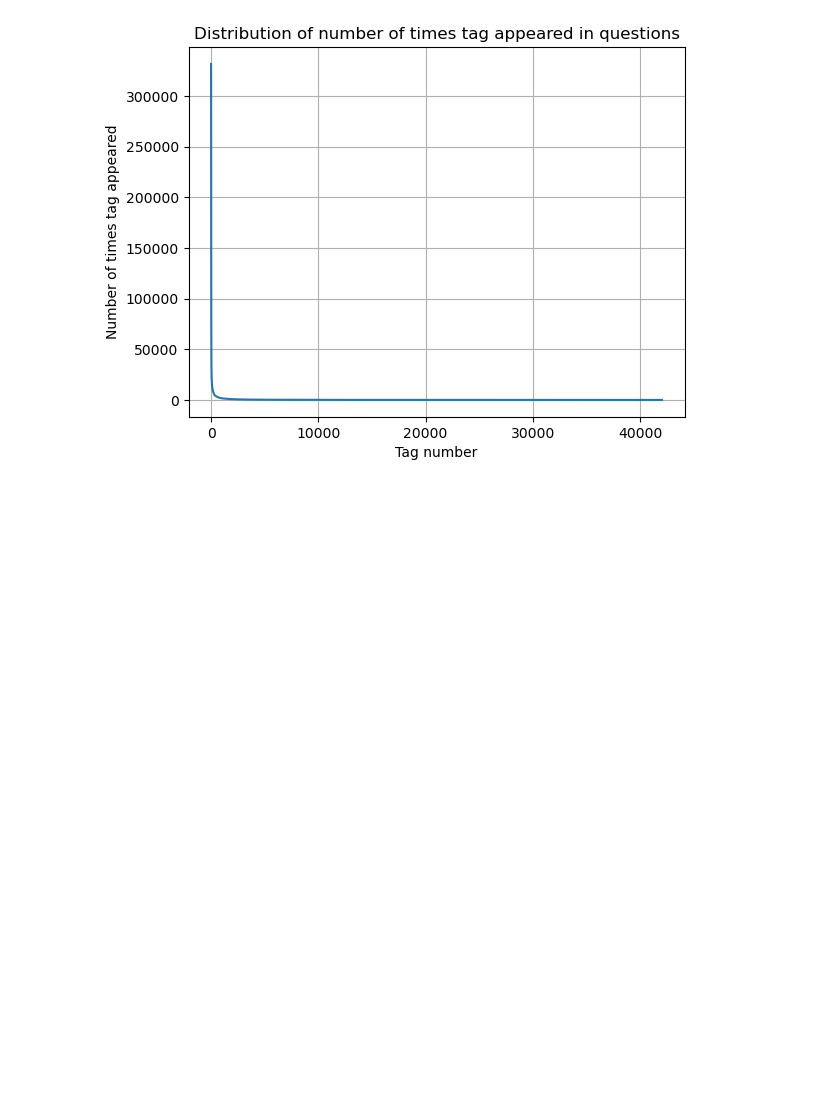
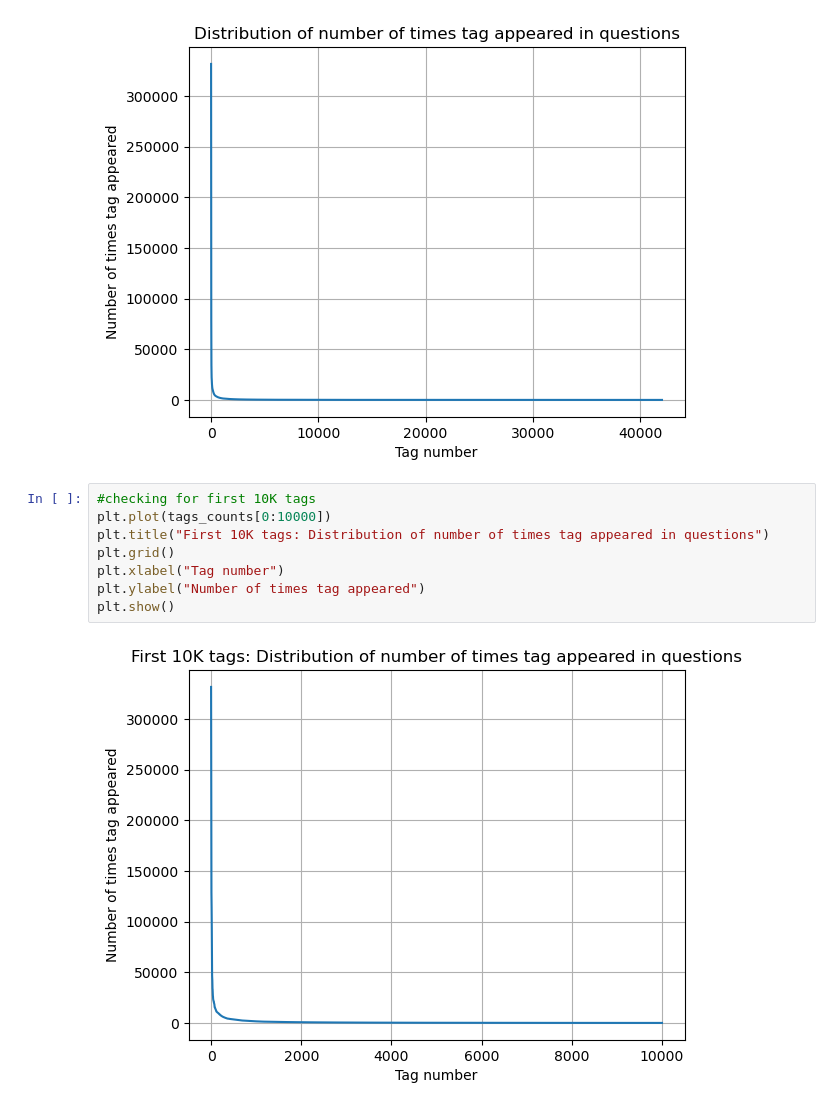
Before and after one commit to fresh-learner/stackOverflow_tags, a Jupyter notebook: stack-overflow-tags.ipynb, the cells around one changed output. Saved outputs shown, nothing was run; the diff lists cells and outputs as text; blank space fills up the shorter version.

```diff
--- a/stack-overflow-tags.ipynb
+++ b/stack-overflow-tags.ipynb
@@ -323,3 +325,13 @@ plt.ylabel("Number of times tag appeared")
 plt.show()
 # %% [output]
 [figure]
+# %%
+#checking for first 10K tags
+plt.plot(tags_counts[0:10000])
+plt.title("First 10K tags: Distribution of number of times tag appeared in questions")
+plt.grid()
+plt.xlabel("Tag number")
+plt.ylabel("Number of times tag appeared")
+plt.show()
+# %% [output]
+[figure, added]
```
Also changed, not shown: parts of 34 cells of this notebook.
